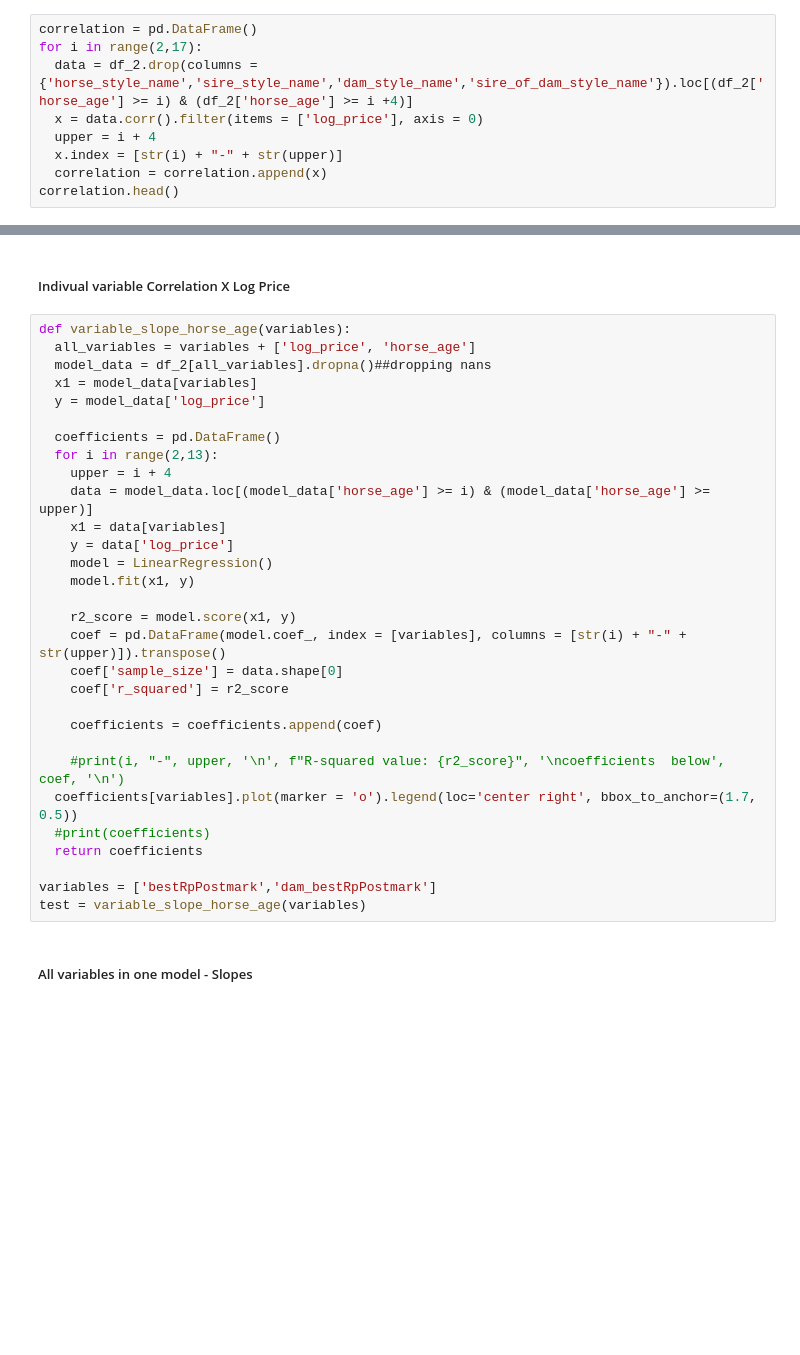
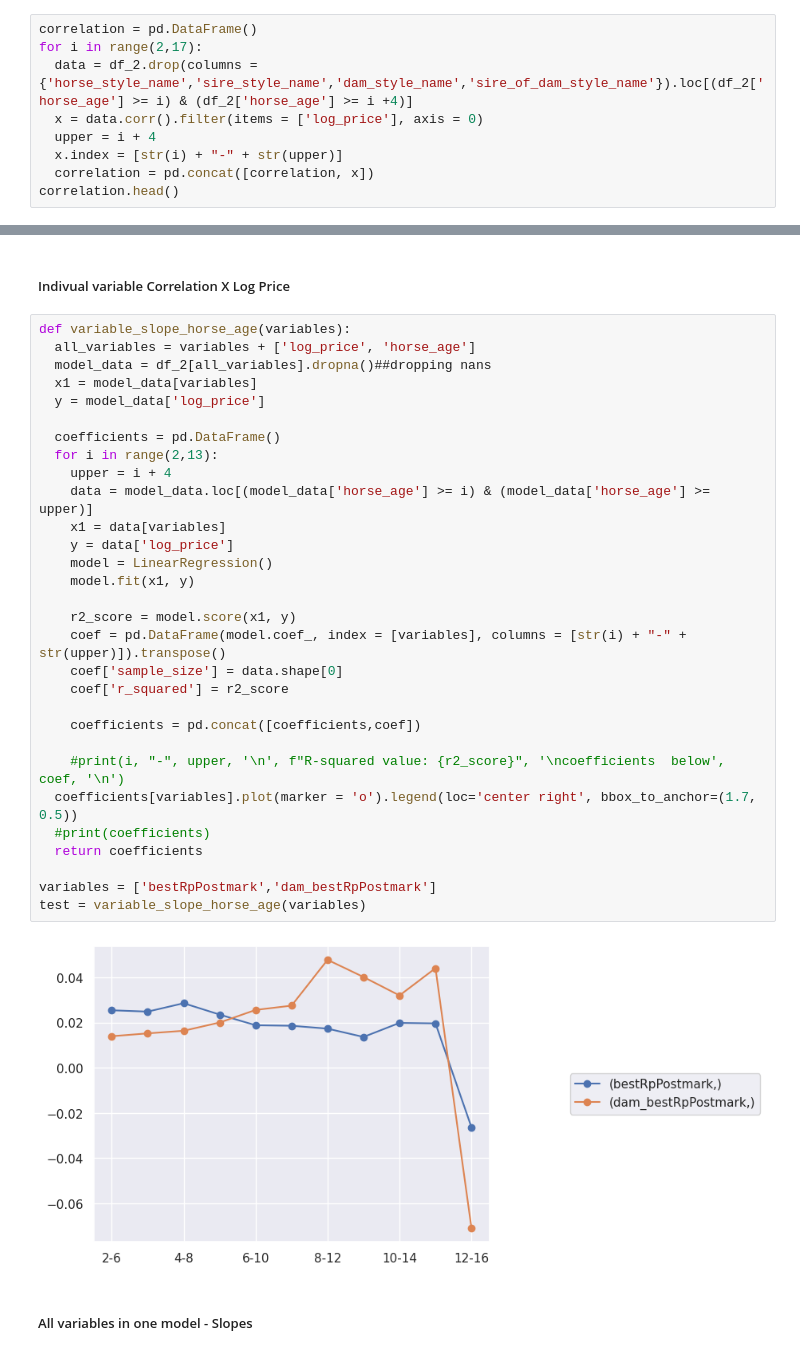
Before and after one commit to smkirwan77/mares_sales, a Jupyter notebook: tatts_dec_23_model.ipynb, the cells around one changed output, grey strips where cells are left out. Drawn from its saved outputs; the diff is of its cells as text; blank space fills up the shorter version.

```diff
--- a/tatts_dec_23_model.ipynb
+++ b/tatts_dec_23_model.ipynb
@@ -338,5 +578,5 @@ for i in range(2,17):
   x = data.corr().filter(items = ['log_price'], axis = 0)
   upper = i + 4
   x.index = [str(i) + "-" + str(upper)]
-  correlation = correlation.append(x)
+  correlation = pd.concat([correlation, x])
 correlation.head()
@@ -366,33 +632,35 @@ we can see that prog rating and prog price contain the most nans, these columns
 # %%
 def variable_slope_horse_age(variables):
   all_variables = variables + ['log_price', 'horse_age']
   model_data = df_2[all_variables].dropna()##dropping nans
   x1 = model_data[variables]
   y = model_data['log_price']
 
   coefficients = pd.DataFrame()
   for i in range(2,13):
     upper = i + 4
     data = model_data.loc[(model_data['horse_age'] >= i) & (model_data['horse_age'] >= upper)]
     x1 = data[variables]
     y = data['log_price']
     model = LinearRegression()
     model.fit(x1, y)
 
     r2_score = model.score(x1, y)
     coef = pd.DataFrame(model.coef_, index = [variables], columns = [str(i) + "-" + str(upper)]).transpose()
     coef['sample_size'] = data.shape[0]
     coef['r_squared'] = r2_score
 
-    coefficients = coefficients.append(coef)
+    coefficients = pd.concat([coefficients,coef])
 
     #print(i, "-", upper, '\n', f"R-squared value: {r2_score}", '\ncoefficients  below', coef, '\n')
   coefficients[variables].plot(marker = 'o').legend(loc='center right', bbox_to_anchor=(1.7, 0.5))
   #print(coefficients)
   return coefficients
 
 variables = ['bestRpPostmark','dam_bestRpPostmark']
 test = variable_slope_horse_age(variables)
+# %% [output]
+[figure, added]
 # %% [markdown]
 ##### All variables in one model - Slopes
 # %%
```
Also changed, not shown: parts of 87 cells of this notebook.
